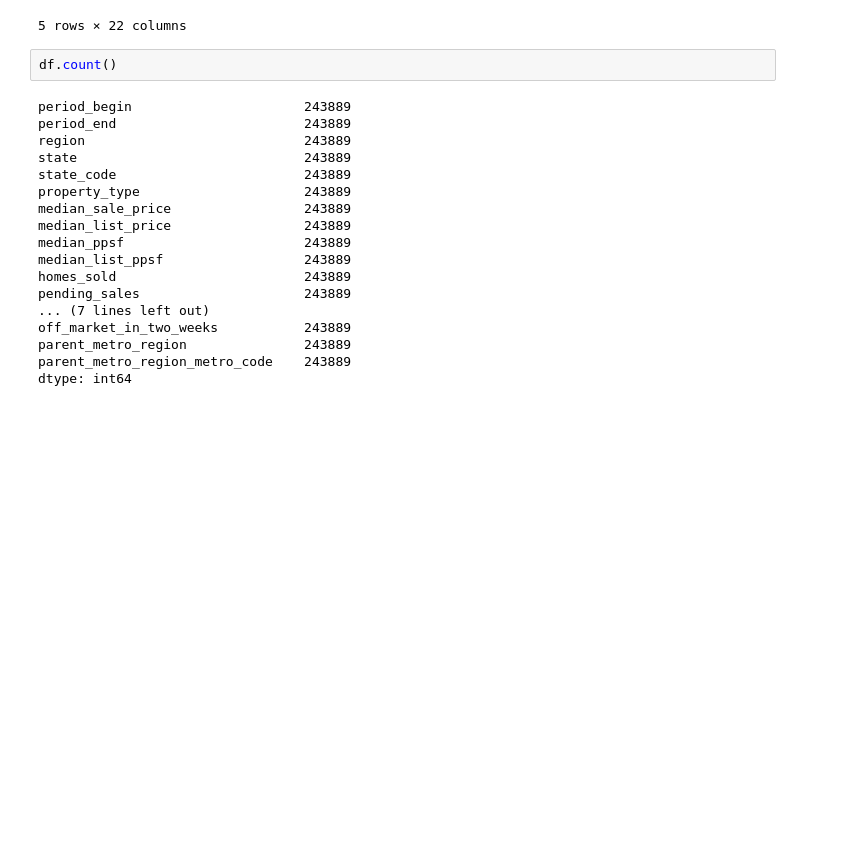
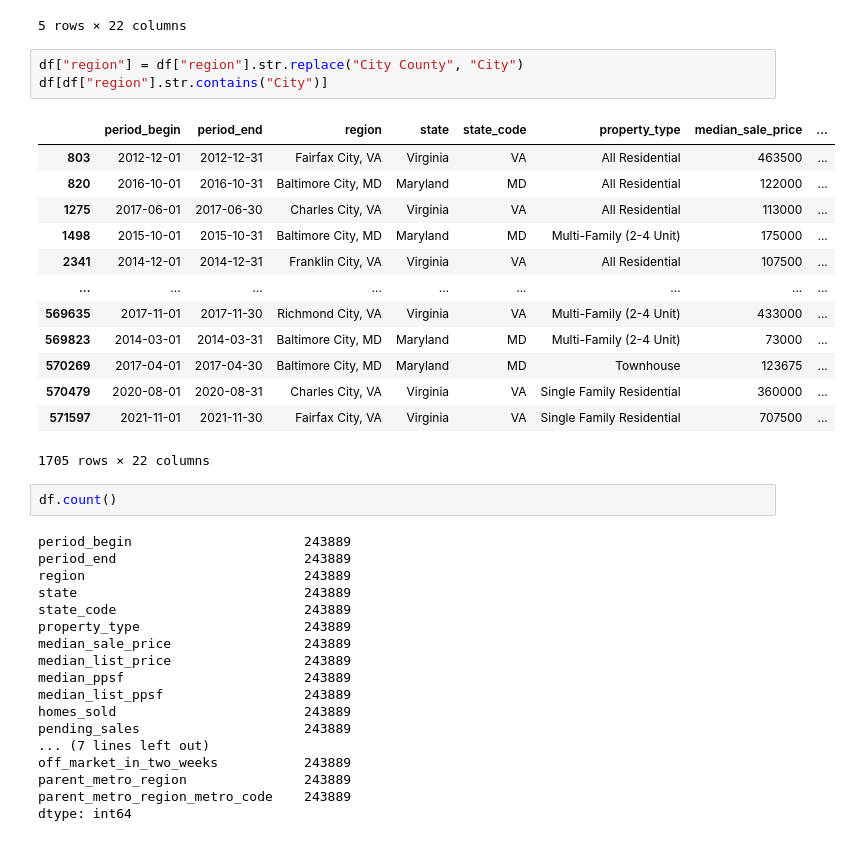
Before and after one commit to Shawn-Varghese/project_2, a Jupyter notebook: redfin_data.ipynb, the cells around one changed output. Saved outputs shown, nothing was run; the diff lists cells and outputs as text; blank space fills up the shorter version.

```diff
--- a/redfin_data.ipynb
+++ b/redfin_data.ipynb
@@ -162,6 +162,23 @@ df.head()
 | 12 | 2017-10-01 | 2017-10-31 | Seminole County, FL | Florida | FL | Townhouse | 194450 | ... |
 | 14 | 2018-05-01 | 2018-05-31 | Meriwether County, GA | Georgia | GA | All Residential | 98750 | ... |
 5 rows × 22 columns
+# %%
+df["region"] = df["region"].str.replace("City County", "City")
+df[df["region"].str.contains("City")]
+# %% [output]
+|  | period_begin | period_end | region | state | state_code | property_type | median_sale_price | ... |
+| 803 | 2012-12-01 | 2012-12-31 | Fairfax City, VA | Virginia | VA | All Residential | 463500 | ... |
+| 820 | 2016-10-01 | 2016-10-31 | Baltimore City, MD | Maryland | MD | All Residential | 122000 | ... |
+| 1275 | 2017-06-01 | 2017-06-30 | Charles City, VA | Virginia | VA | All Residential | 113000 | ... |
+| 1498 | 2015-10-01 | 2015-10-31 | Baltimore City, MD | Maryland | MD | Multi-Family (2-4 Unit) | 175000 | ... |
+| 2341 | 2014-12-01 | 2014-12-31 | Franklin City, VA | Virginia | VA | All Residential | 107500 | ... |
+| ... | ... | ... | ... | ... | ... | ... | ... | ... |
+| 569635 | 2017-11-01 | 2017-11-30 | Richmond City, VA | Virginia | VA | Multi-Family (2-4 Unit) | 433000 | ... |
+| 569823 | 2014-03-01 | 2014-03-31 | Baltimore City, MD | Maryland | MD | Multi-Family (2-4 Unit) | 73000 | ... |
+| 570269 | 2017-04-01 | 2017-04-30 | Baltimore City, MD | Maryland | MD | Townhouse | 123675 | ... |
+| 570479 | 2020-08-01 | 2020-08-31 | Charles City, VA | Virginia | VA | Single Family Residential | 360000 | ... |
+| 571597 | 2021-11-01 | 2021-11-30 | Fairfax City, VA | Virginia | VA | Single Family Residential | 707500 | ... |
+1705 rows × 22 columns
 # %%
 df.count()
 # %% [output]
```
Also changed, not shown: 1 other file.
